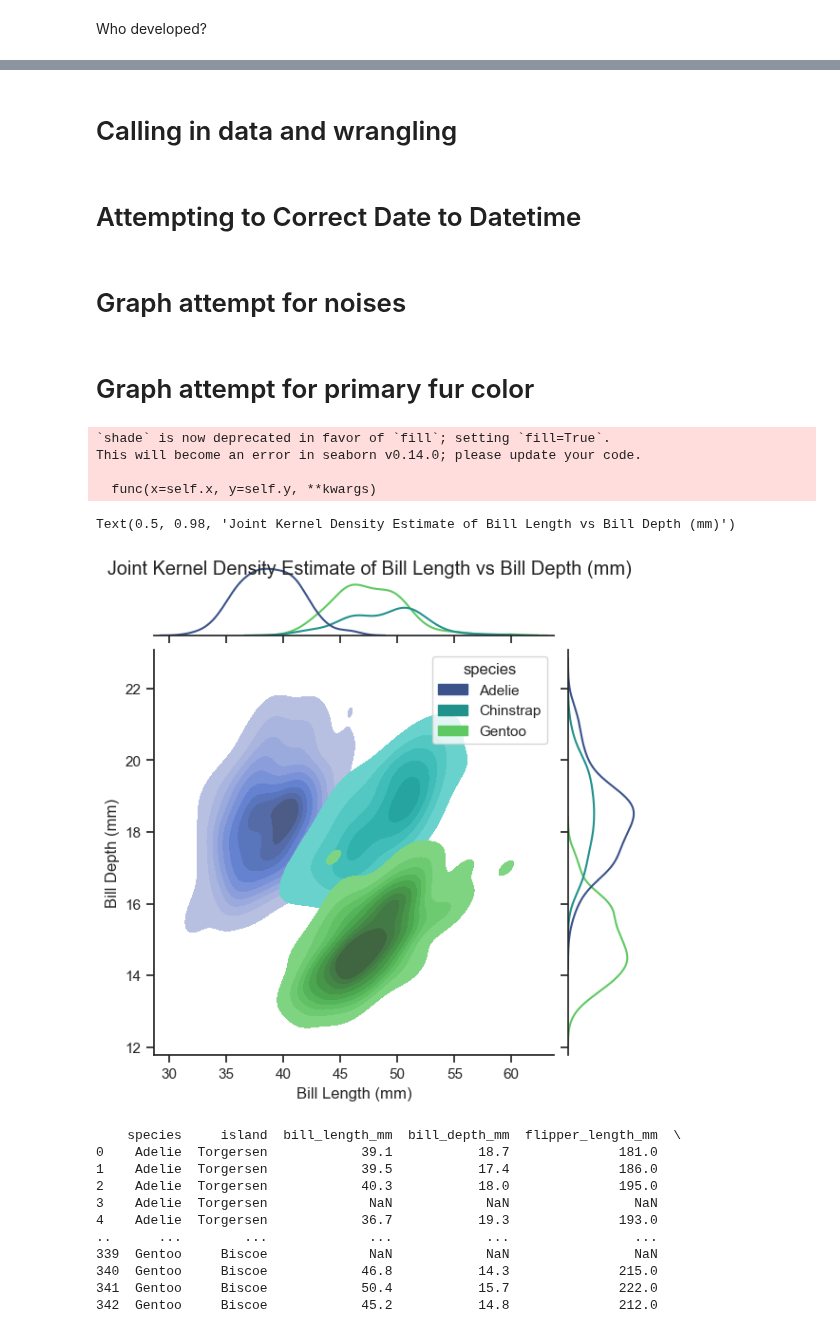
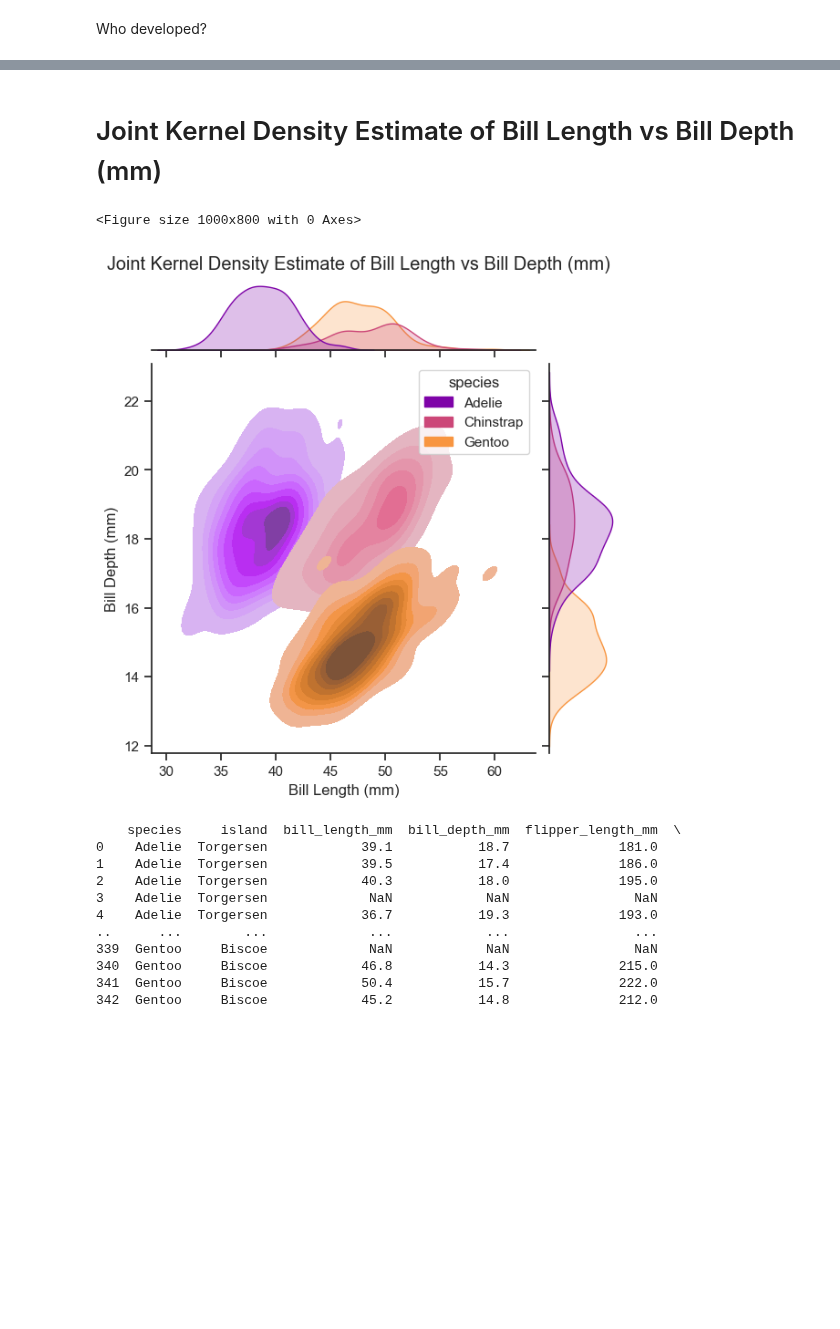
Before and after one commit to saingersoll/squirrel-gurlz, a Jupyter notebook: nbs/soapy.ipynb, the cells around one changed output, grey strips where cells are left out. Cells and saved outputs as stored; diff of their text form; code cells hidden in the pictures; blank space fills up the shorter version.

Commit message:
joint kde pretty plot

```diff
--- a/nbs/soapy.ipynb
+++ b/nbs/soapy.ipynb
@@ -18,39 +15,37 @@ Joint kernel density estimate
-# %% [markdown]
-# Calling in data and wrangling
-# %% [markdown]
-# Attempting to Correct Date to Datetime
-# %% [markdown]
-# Graph attempt for noises
-# %% [markdown]
-# Graph attempt for primary fur color
+# %% [markdown]
+# Joint Kernel Density Estimate of Bill Length vs Bill Depth (mm)
 # %%
+import matplotlib.pyplot as plt
 import seaborn as sns
+
 sns.set_theme(style="ticks")
 
 # Load the penguins dataset
 penguins = sns.load_dataset("penguins")
 
+# Creating a figure with desired dimensions
+fig = plt.figure(figsize=(10,8))
+
 # Show the joint distribution using kernel density estimation
+# Continuous Data being Manipulated
+
 g = sns.jointplot(
-    data=penguins,
-    x="bill_length_mm",
-    y="bill_depth_mm",
-    hue="species",
-    kind="kde",
-    palette="viridis",
-    levels=10,
-    colorbar=True,
-    shade=True
+    data=penguins,          # assigns the data set
+    x="bill_length_mm",     # assigns the x variable
+    y="bill_depth_mm",      # assigns the y variable
+    hue="species",          # assigns a variable to differentiate by
+    kind="kde",             # asks to provide a kernel density estimation
+    palette="plasma",       # assigns the color palette to hue
+    levels=10,              # assigns the number of density contour levels
+    fill=True               # asks for density contour levels to be filled
 )
-g.set_axis_labels('Bill Length (mm)', "Bill Depth (mm)")
-g.fig.suptitle("Joint Kernel Density Estimate of Bill Length vs Bill Depth (mm)")
+g.set_axis_labels('Bill Length (mm)', "Bill Depth (mm)")        # x and y axis labels
+g.fig.suptitle("Joint Kernel Density Estimate of Bill Length vs Bill Depth (mm)", y =1.02)       # title of graph positioned not to overlap
+
+plt.show()
 # %% [output]
-`shade` is now deprecated in favor of `fill`; setting `fill=True`.
-This will become an error in seaborn v0.14.0; please update your code.
-
-  func(x=self.x, y=self.y, **kwargs)
+<Figure size 1000x800 with 0 Axes>
-Text(0.5, 0.98, 'Joint Kernel Density Estimate of Bill Length vs Bill Depth (mm)')
-[figure, old version]
+[figure, new version]
 # %%
 print(penguins)
 # %% [output]
```
Also changed, not shown: parts of 1 cell of this notebook.
